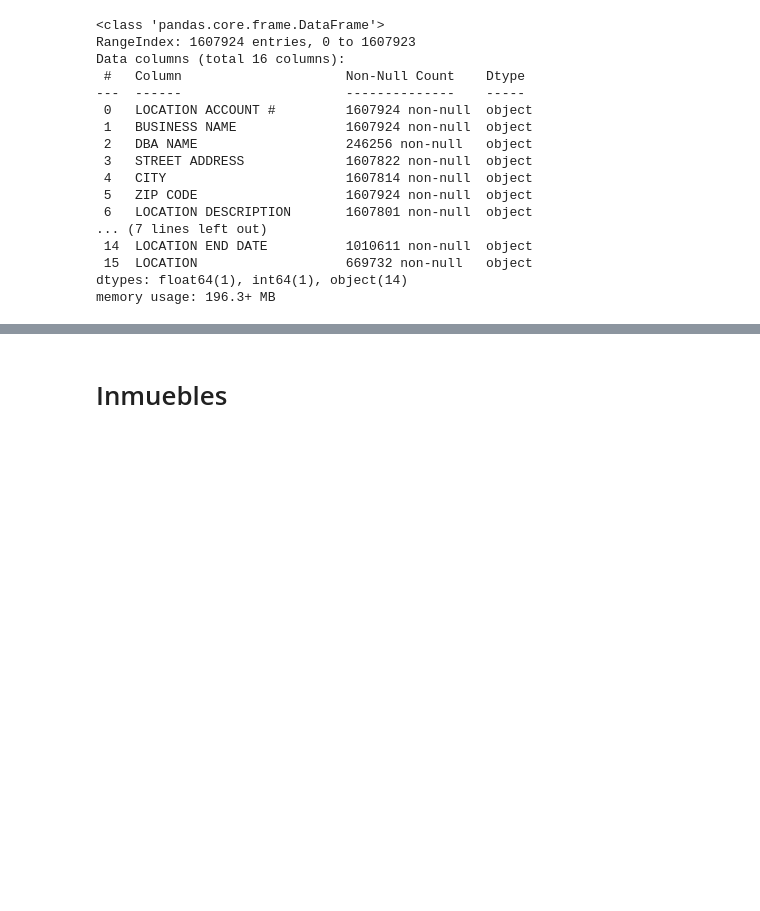
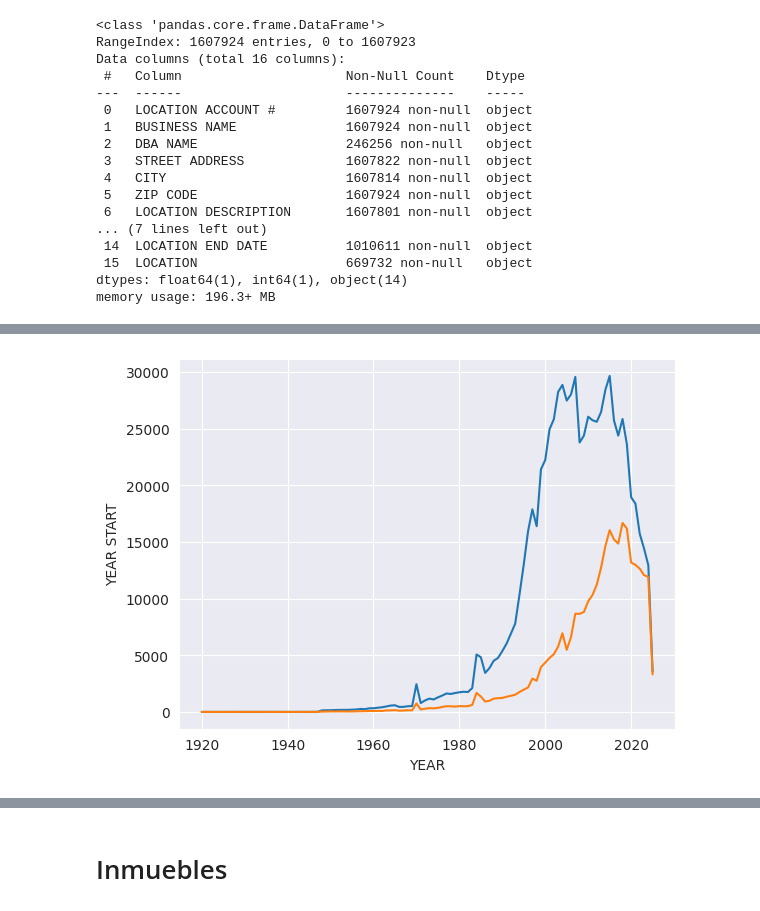
Before and after one commit to JavierFigueroa21/DataScience_KPI_Project, a Jupyter notebook: analisis_datos.ipynb, the cells around one changed output, grey strips where cells are left out. Cells and saved outputs as stored; diff of their text form; code cells hidden in the pictures; blank space fills up the shorter version.

```diff
--- a/analisis_datos.ipynb
+++ b/analisis_datos.ipynb
@@ -186,0 +231,11 @@ business_df.head(3)
+# %%
+hoy = pd.Timestamp.now()
+
+#Diferencia
+result = (business_df["LOCATION END DATE"].fillna(hoy) - business_df["LOCATION START DATE"]).dt.days
+result = round(result/365,0)
+
+# Columna con la edad de la sociedad
+business_df["AGE"] = result
+
+business_df["AGE"].head()
@@ -186,0 +279,5 @@ business_df.head(3)
+# %%
+business_df["YEAR START"] = business_df["LOCATION START DATE"].dt.year
+business_df["YEAR END"] = business_df["LOCATION END DATE"].dt.year
+business_df["MONTH END"] = business_df["LOCATION END DATE"].dt.month
+business_df["MONTH START"] = business_df["LOCATION START DATE"].dt.month
@@ -186,0 +320,6 @@ business_df.head(3)
+# %%
+mask = business_df.loc[:, "CITY"] == "LOS ANGELES"
+
+angeles_bussines_df = business_df.loc[mask, :]
+
+angeles_bussines_df.info()
@@ -186,0 +398,5 @@ business_df.head(3)
+# %%
+group_by_year_start = angeles_bussines_df.groupby("YEAR START").agg({"YEAR START": "count", "NAICS": "count"})
+group_by_year_start.reset_index(inplace=True, names="YEAR")
+
+group_by_year_start
@@ -186,0 +417,7 @@ business_df.head(3)
+# %%
+sns.lineplot(group_by_year_start, x="YEAR", y="YEAR START")
+sns.lineplot(group_by_year_start, x="YEAR", y="NAICS")
+
+plt.show()
+# %% [output]
+[figure, added]
```
Also changed, not shown: parts of 53 cells of this notebook, 1 other file.
